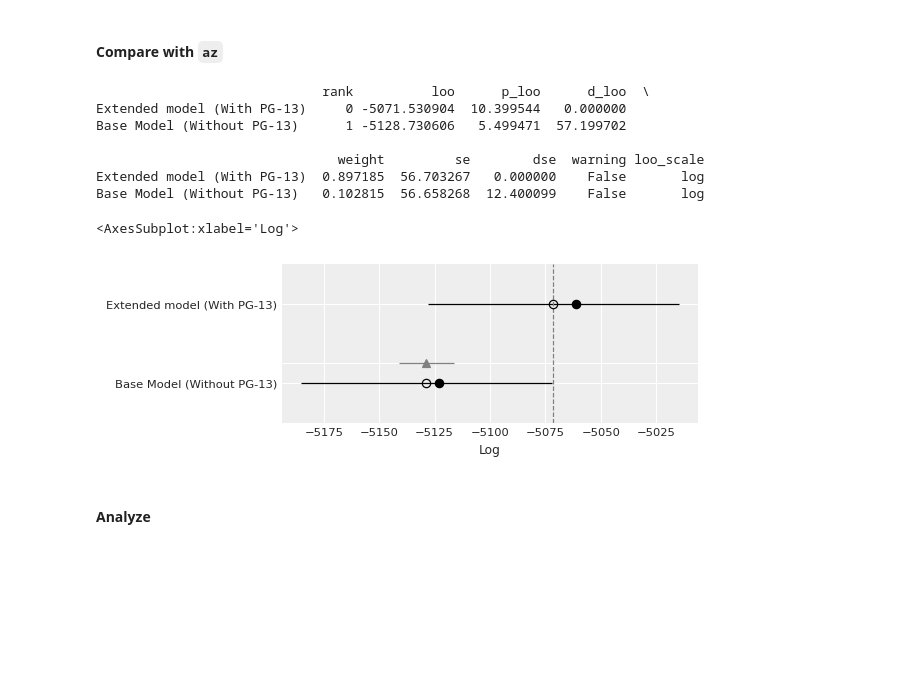
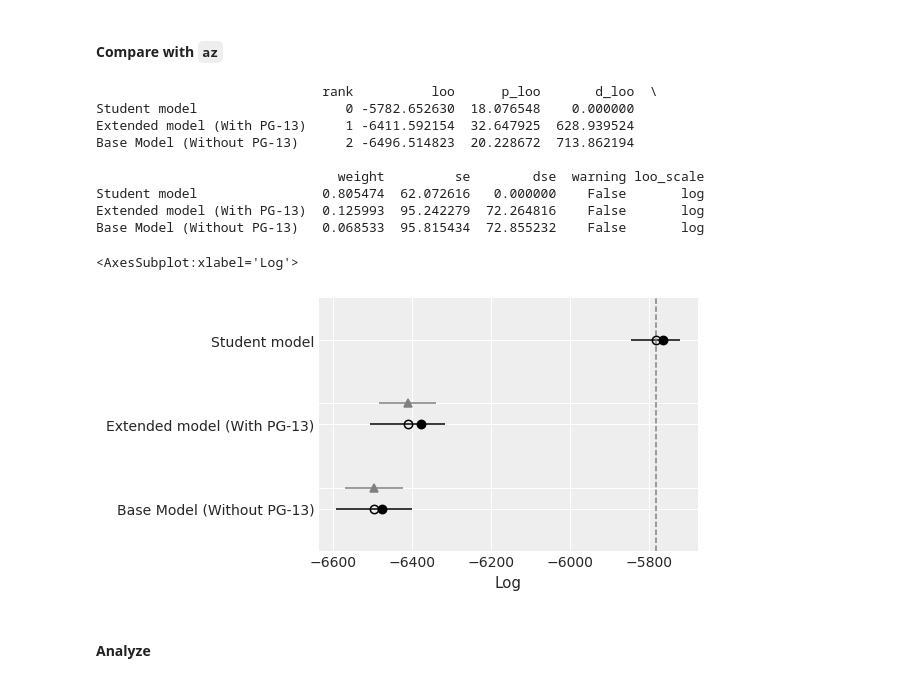
Before and after one commit to LukassF/DA-film--rating-prediction, a Jupyter notebook: main.ipynb, the cells around one changed output. Drawn from its saved outputs; the diff is of its cells as text; code cells hidden in the pictures; blank space fills up the shorter version.

Commit message:
feat/add more models and std

```diff
--- a/main.ipynb
+++ b/main.ipynb
@@ -33,19 +34,22 @@ df_clean['std_budget'] = (df_clean['log_budget'] - df_clean['log_budget'].mean()
 
 df_clean['log_gross'] = np.log(df_clean['Gross worldwide (in millions)'])
 df_clean['std_gross'] = (df_clean['log_gross'] - df_clean['log_gross'].mean()) / df_clean['log_gross'].std()
+df_clean['weighted_rating'] = df_clean['Rating (Out of 10)'] / np.sqrt(df_clean['Number of Ratings (in thousands)'])
 
 rating_data_baseline = {
     "N": len(df_clean),
     "y": df_clean["Rating (Out of 10)"].values,
     "is_dark_genre": df_clean["is_dark_genre"].values,
-    "budget": df_clean["std_budget"].values
+    "budget": df_clean["std_budget"].values,
+    "num_ratings": df_clean["Number of Ratings (in thousands)"].values
 }
 rating_data_extended = {
     "N": len(df_clean),
     "y": df_clean["Rating (Out of 10)"].values,
     "is_pg13": df_clean["is_pg13"].values,
     "is_dark_genre": df_clean["is_dark_genre"].values,
-    "budget": df_clean["std_budget"].values
+    "budget": df_clean["std_budget"].values,
+    "num_ratings": df_clean["Number of Ratings (in thousands)"].values
 }
 revenue_data_baseline = {
     "N": len(df_clean),
@@ -168,6 +264,8 @@ plt.show()
 # %%
 model1_baseline_rating = CmdStanModel(stan_file='stan/model1_baseline_rating.stan')
 model1_extended_rating = CmdStanModel(stan_file='stan/model1_extended_rating.stan')
+model_student_rating = CmdStanModel(stan_file='stan/model_student_rating.stan')
+
 model1_baseline_revenue = CmdStanModel(stan_file='stan/model1_baseline_revenue.stan')
 model1_extended_revenue = CmdStanModel(stan_file='stan/model1_extended_revenue.stan')
 model2_extended_revenue = CmdStanModel(
@@ -186,6 +285,7 @@ INFO:cmdstanpy:found newer exe file, not recompiling
 # %%
 fit_model1_baseline_rating = model1_baseline_rating.sample(data=rating_data_baseline, chains=4, iter_sampling=1000, parallel_chains=4)
 fit_model1_extended_rating = model1_extended_rating.sample(data=rating_data_extended, chains=4, iter_sampling=1000, parallel_chains=4)
+fit_model_student_rating = model_student_rating.sample(data=rating_data_extended, chains=4, iter_sampling=1000, parallel_chains=4)
 # %% [output]
 INFO:cmdstanpy:CmdStan start processing
 chain 1 |          | 00:00 Status
@@ -228,21 +346,24 @@ INFO:cmdstanpy:CmdStan done processing.
 # %%
 idata_model1_baseline_rating = az.from_cmdstanpy(fit_model1_baseline_rating)
 idata_model1_extended_rating = az.from_cmdstanpy(fit_model1_extended_rating)
+idata_model_student_rating = az.from_cmdstanpy(fit_model_student_rating)
 # %%
-comp = az.compare({"Base Model (Without PG-13)": idata_model1_baseline_rating, "Extended model (With PG-13)": idata_model1_extended_rating}, ic="loo")
+comp = az.compare({"Base Model (Without PG-13)": idata_model1_baseline_rating, "Extended model (With PG-13)": idata_model1_extended_rating, "Student model": idata_model_student_rating}, ic="loo")
 print(comp)
 
 az.plot_compare(comp)
 # %% [output]
-                             rank          loo      p_loo      d_loo  \
-Extended model (With PG-13)     0 -5071.530904  10.399544   0.000000
-Base Model (Without PG-13)      1 -5128.730606   5.499471  57.199702
+                             rank          loo      p_loo       d_loo  \
+Student model                   0 -5782.652630  18.076548    0.000000
+Extended model (With PG-13)     1 -6411.592154  32.647925  628.939524
+Base Model (Without PG-13)      2 -6496.514823  20.228672  713.862194
 
                                weight         se        dse  warning loo_scale
-Extended model (With PG-13)  0.897185  56.703267   0.000000    False       log
-Base Model (Without PG-13)   0.102815  56.658268  12.400099    False       log
+Student model                0.805474  62.072616   0.000000    False       log
+Extended model (With PG-13)  0.125993  95.242279  72.264816    False       log
+Base Model (Without PG-13)   0.068533  95.815434  72.855232    False       log
 <AxesSubplot:xlabel='Log'>
-[figure, old version]
+[figure, new version]
 # %% [markdown]
 #### Analyze
 # %%
```
Also changed, not shown: parts of 19 cells of this notebook, 5 other files.
